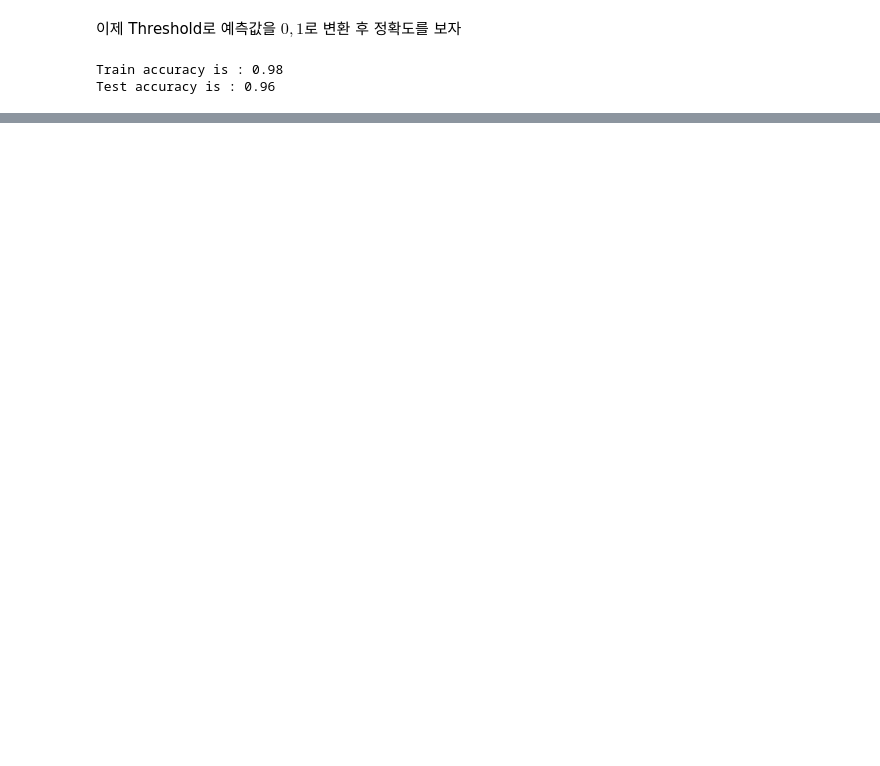
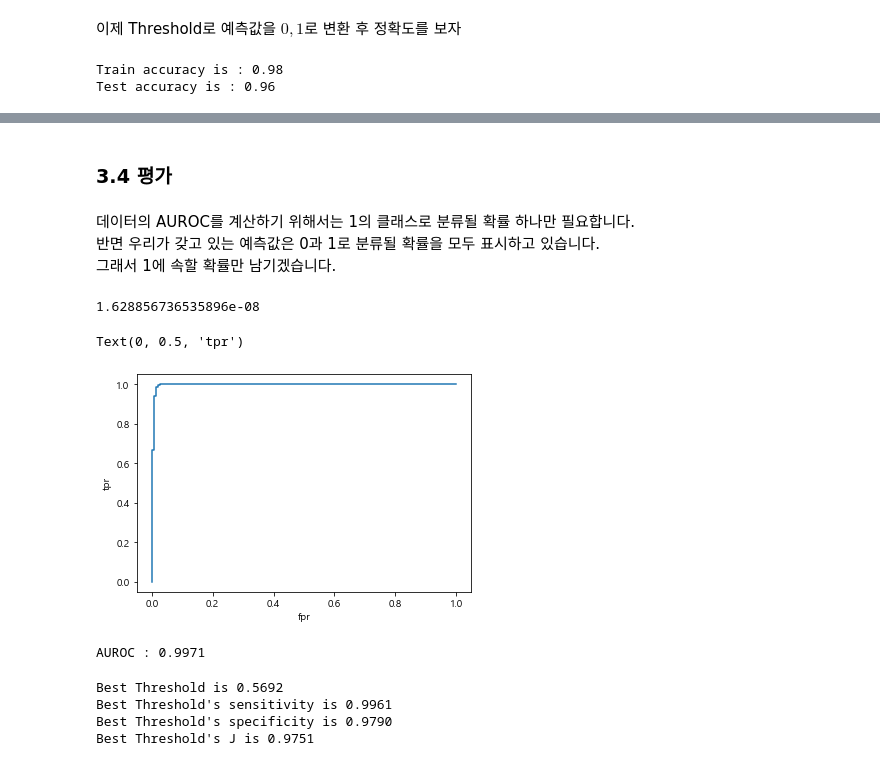
Before and after one commit to pinkocto/BP2022, a Jupyter notebook: _notebooks/2022-04-26-ML.ipynb, the cells around one changed output, grey strips where cells are left out. Cells and saved outputs as stored; diff of their text form; code cells hidden in the pictures; blank space fills up the shorter version.

```diff
--- a/_notebooks/2022-04-26-ML.ipynb
+++ b/_notebooks/2022-04-26-ML.ipynb
@@ -361,0 +415,2 @@ Test accuracy is : 0.96
+# %%
+logit_regressor.fit(scaled_train_data, train_target)
@@ -361,0 +438,3 @@ Test accuracy is : 0.96
+# %%
+train_pred_logit = logit_regressor.predict_proba(scaled_train_data)
+test_pred_logit = logit_regressor.predict_proba(scaled_test_data)
@@ -361,0 +464,43 @@ Test accuracy is : 0.96
+# %% [markdown]
+### 3.4 평가
+# %% [markdown]
+데이터의 AUROC를 계산하기 위해서는 1의 클래스로 분류될 확률 하나만 필요합니다.
+반면 우리가 갖고 있는 예측값은 0과 1로 분류될 확률을 모두 표시하고 있습니다.
+그래서 1에 속할 확률만 남기겠습니다.
+# %%
+train_pred_logit = train_pred_logit[:, 1]
+test_pred_logit = test_pred_logit[:, 1]
+# %%
+train_pred_logit[0]
+# %% [output]
+1.628856736535896e-08
+# %%
+from sklearn.metrics import auc, roc_curve
+
+fpr, tpr, threshold = roc_curve(train_target, train_pred_logit)
+auroc = auc(fpr, tpr)
+# %%
+plt.plot(fpr, tpr)
+plt.xlabel("fpr")
+plt.ylabel("tpr")
+# %% [output]
+Text(0, 0.5, 'tpr')
+[figure, added]
+# %%
+print(f"AUROC : {auroc:.4f}")
+# %% [output]
+AUROC : 0.9971
+# %%
+J = tpr - fpr
+idx = np.argmax(J)
+best_thresh = threshold[idx]
+
+print(f"Best Threshold is {best_thresh:.4f}")
+print(f"Best Threshold's sensitivity is {tpr[idx]:.4f}")
+print(f"Best Threshold's specificity is {1-fpr[idx]:.4f}")
+print(f"Best Threshold's J is {J[idx]:.4f}")
+# %% [output]
+Best Threshold is 0.5692
+Best Threshold's sensitivity is 0.9961
+Best Threshold's specificity is 0.9790
+Best Threshold's J is 0.9751
```
Also changed, not shown: parts of 53 cells of this notebook.
